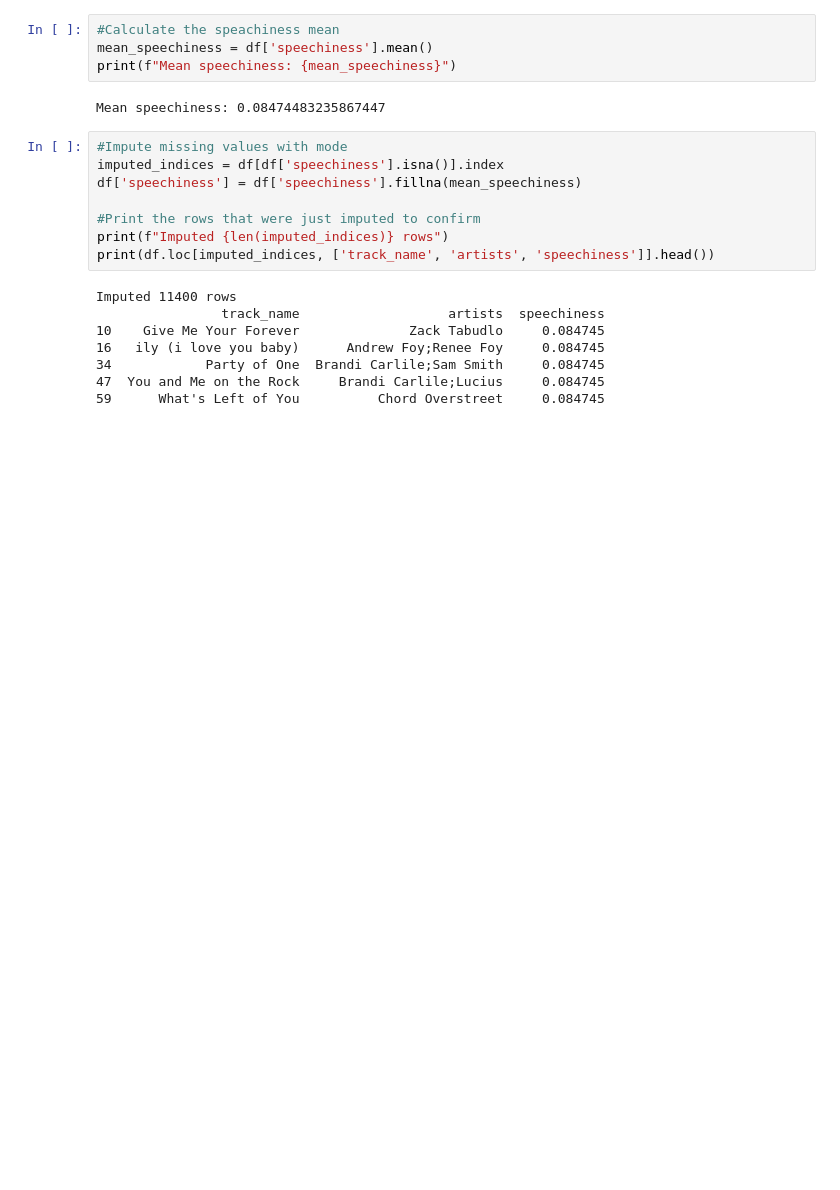
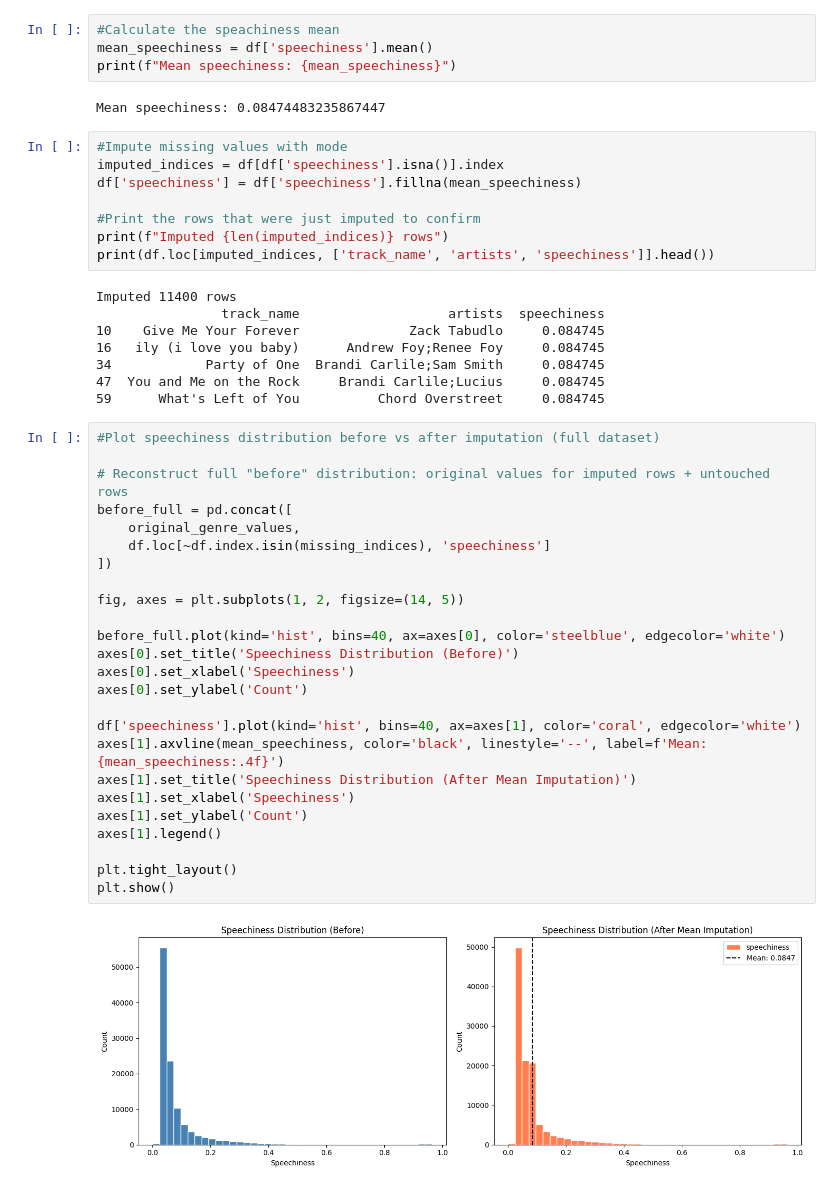
Before and after one commit to JCoji/DataScienceA2, a Jupyter notebook: A2.ipynb, the cells around one changed output. Cells and saved outputs as stored; diff of their text form; blank space fills up the shorter version.

Commit message:
Imputation 1 code complete

```diff
--- a/A2.ipynb
+++ b/A2.ipynb
@@ -93,3 +93,30 @@ Imputed 11400 rows
 34            Party of One  Brandi Carlile;Sam Smith     0.084745
 47  You and Me on the Rock     Brandi Carlile;Lucius     0.084745
 59      What's Left of You          Chord Overstreet     0.084745
+# %%
+#Plot speechiness distribution before vs after imputation (full dataset)
+
+# Reconstruct full "before" distribution: original values for imputed rows + untouched rows
+before_full = pd.concat([
+    original_genre_values,
+    df.loc[~df.index.isin(missing_indices), 'speechiness']
+])
+
+fig, axes = plt.subplots(1, 2, figsize=(14, 5))
+
+before_full.plot(kind='hist', bins=40, ax=axes[0], color='steelblue', edgecolor='white')
+axes[0].set_title('Speechiness Distribution (Before)')
+axes[0].set_xlabel('Speechiness')
+axes[0].set_ylabel('Count')
+
+df['speechiness'].plot(kind='hist', bins=40, ax=axes[1], color='coral', edgecolor='white')
+axes[1].axvline(mean_speechiness, color='black', linestyle='--', label=f'Mean: {mean_speechiness:.4f}')
+axes[1].set_title('Speechiness Distribution (After Mean Imputation)')
+axes[1].set_xlabel('Speechiness')
+axes[1].set_ylabel('Count')
+axes[1].legend()
+
+plt.tight_layout()
+plt.show()
+# %% [output]
+[figure, added]
```
